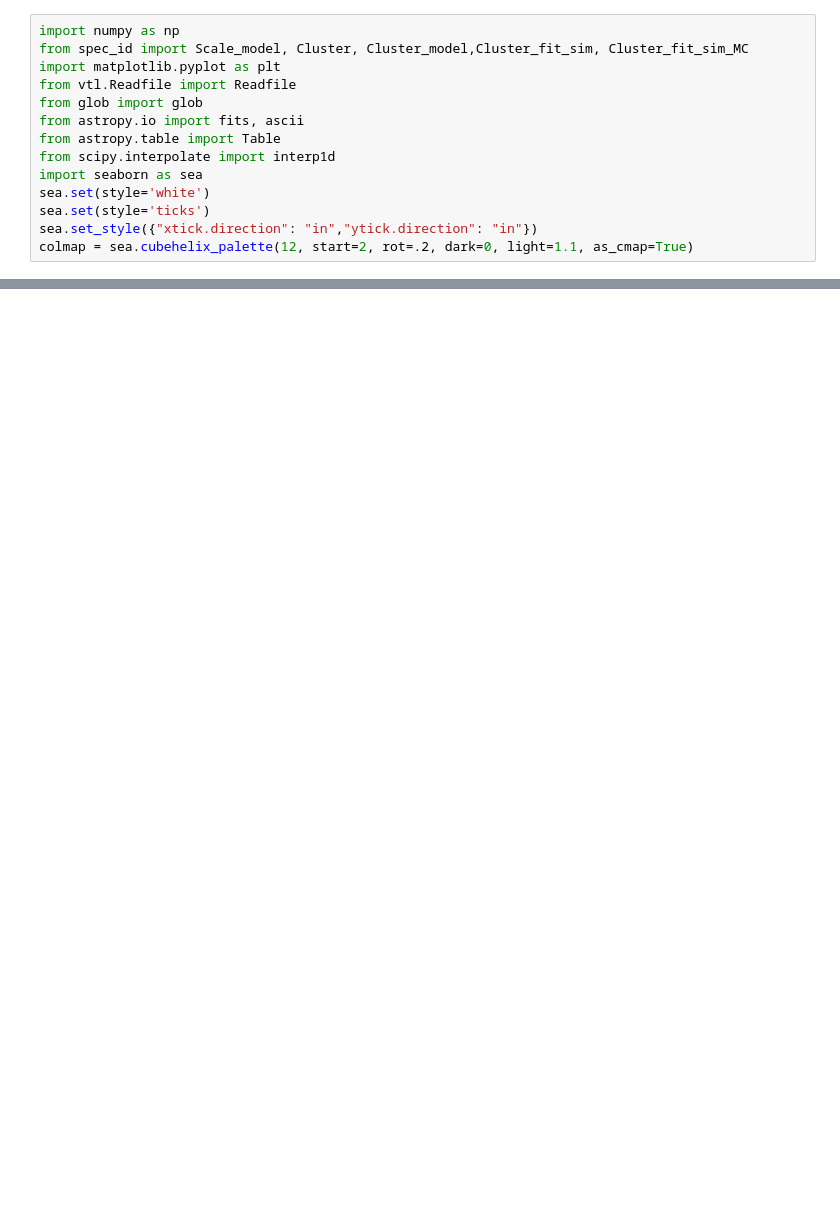
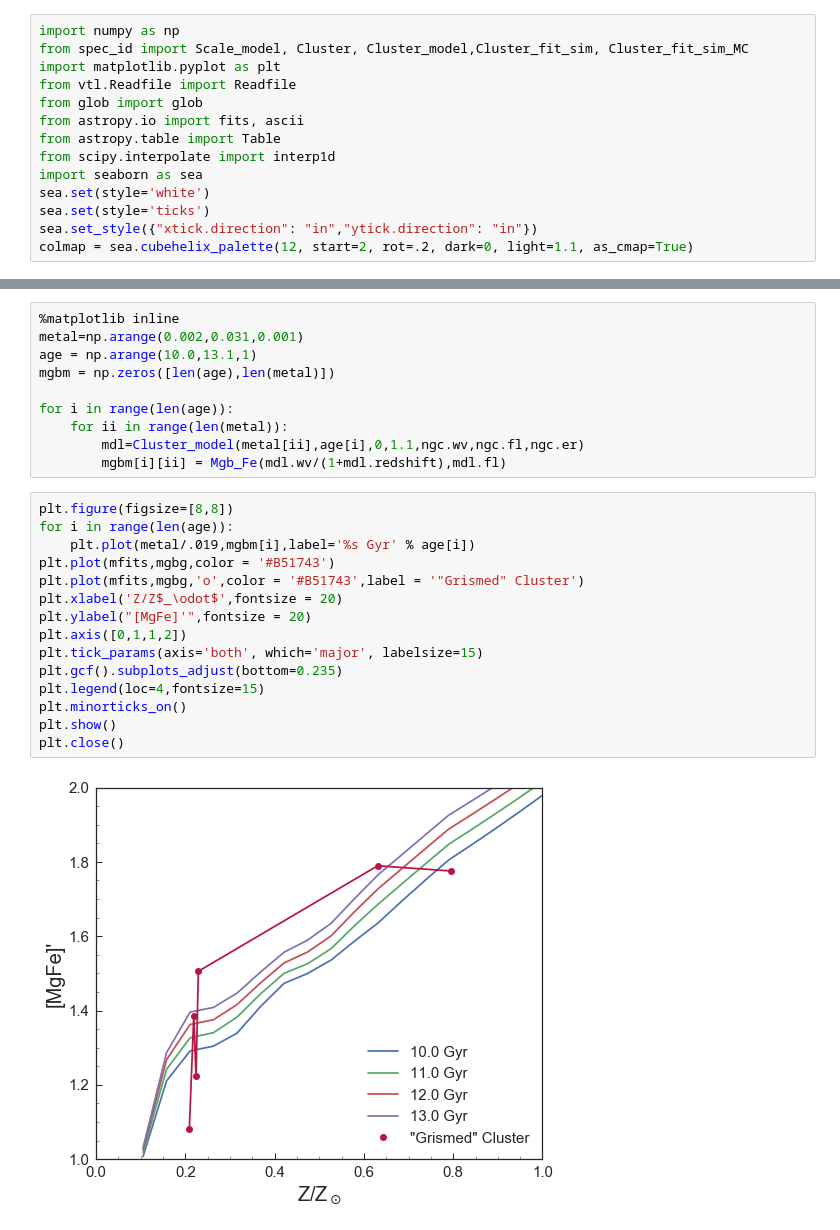
Before and after one commit to Vince-ec/Quiescent_analysis, a Jupyter notebook: scripts/eq_cluster.ipynb, the cells around one changed output, grey strips where cells are left out. Cells and saved outputs as stored; diff of their text form; blank space fills up the shorter version.

```diff
--- a/scripts/eq_cluster.ipynb
+++ b/scripts/eq_cluster.ipynb
@@ -169,0 +165,27 @@ plt.close()
+# %%
+%matplotlib inline
+metal=np.arange(0.002,0.031,0.001)
+age = np.arange(10.0,13.1,1)
+mgbm = np.zeros([len(age),len(metal)])
+
+for i in range(len(age)):
+    for ii in range(len(metal)):
+        mdl=Cluster_model(metal[ii],age[i],0,1.1,ngc.wv,ngc.fl,ngc.er)
+        mgbm[i][ii] = Mgb_Fe(mdl.wv/(1+mdl.redshift),mdl.fl)
+# %%
+plt.figure(figsize=[8,8])
+for i in range(len(age)):
+    plt.plot(metal/.019,mgbm[i],label='%s Gyr' % age[i])
+plt.plot(mfits,mgbg,color = '#B51743')
+plt.plot(mfits,mgbg,'o',color = '#B51743',label = '"Grismed" Cluster')
+plt.xlabel('Z/Z$_\odot$',fontsize = 20)
+plt.ylabel("[MgFe]'",fontsize = 20)
+plt.axis([0,1,1,2])
+plt.tick_params(axis='both', which='major', labelsize=15)
+plt.gcf().subplots_adjust(bottom=0.235)
+plt.legend(loc=4,fontsize=15)
+plt.minorticks_on()
+plt.show()
+plt.close()
+# %% [output]
+[figure, added]
```
Also changed, not shown: parts of 5 cells of this notebook, 6 other files.
